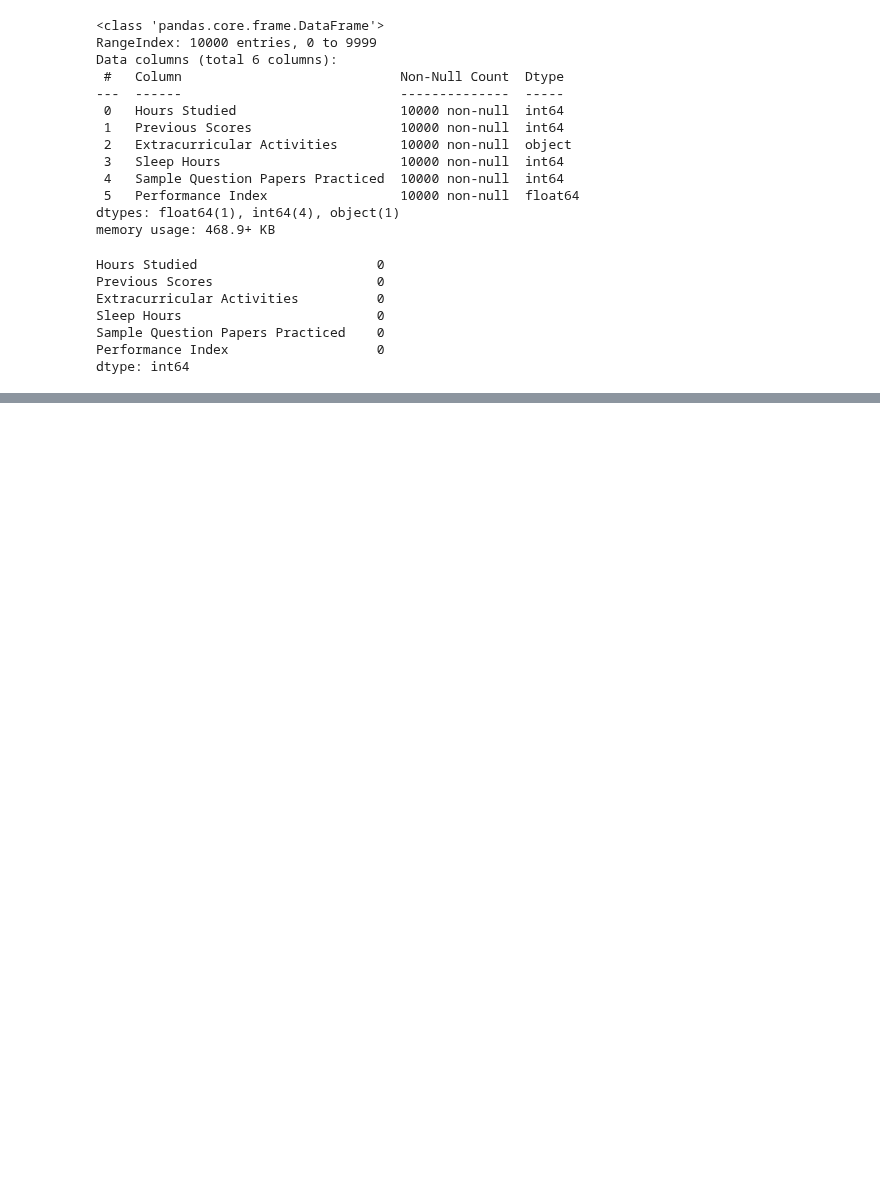
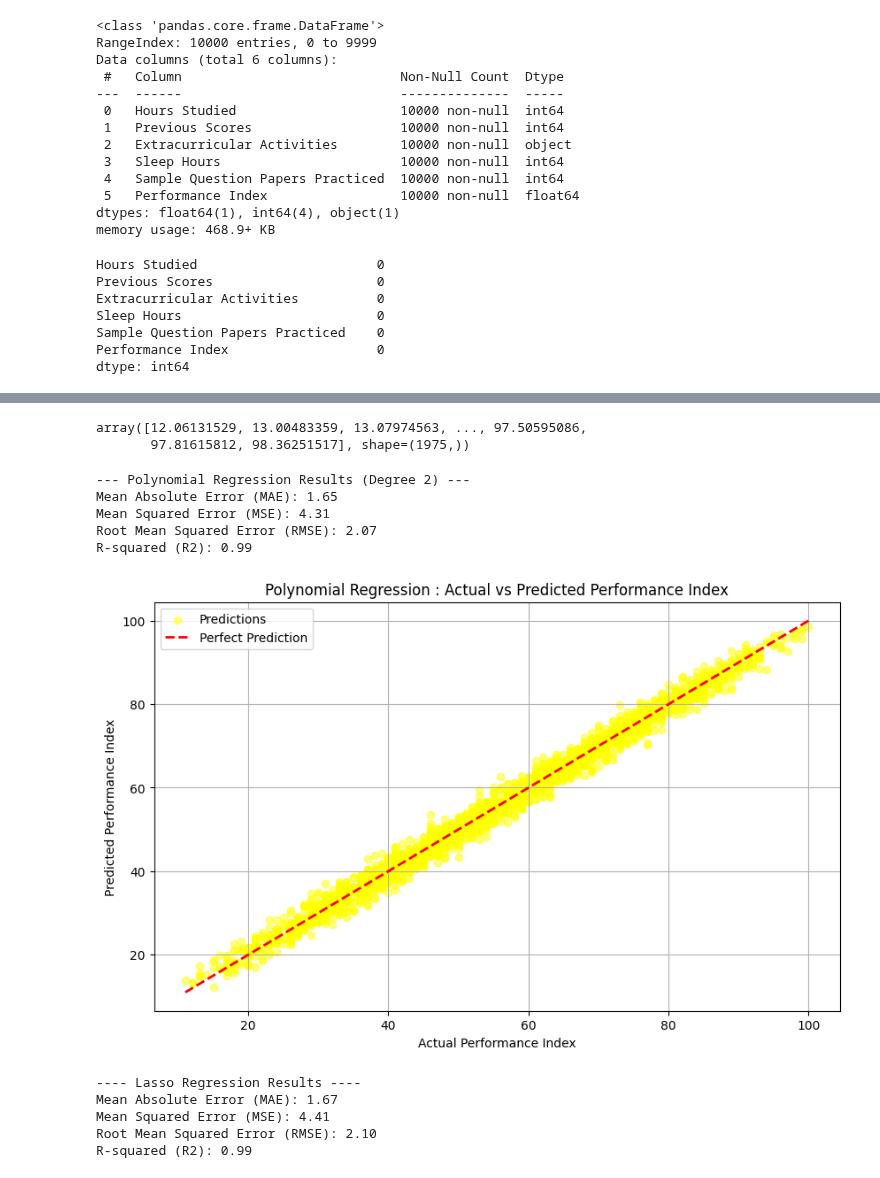
Before and after one commit to khoulaCode/machine-learning-code-orbit, a Jupyter notebook: team_members/from_almuhannad/student_performance.ipynb, the cells around one changed output, grey strips where cells are left out. Cells and saved outputs as stored; diff of their text form; code cells hidden in the pictures; blank space fills up the shorter version.

```diff
--- a/team_members/from_almuhannad/student_performance.ipynb
+++ b/team_members/from_almuhannad/student_performance.ipynb
@@ -72,0 +197,77 @@ np.int64(127)
+# %%
+poly_features = PolynomialFeatures(degree=2)
+X_train_poly = poly_features.fit_transform(X_train)
+X_test_poly = poly_features.transform(X_test)
+model_poly = LinearRegression()
+model_poly.fit(X_train_poly, y_train)
+y_pred_poly = model_poly.predict(X_test_poly)
+# %%
+np.sort(y_predict)
+# %% [output]
+array([12.06131529, 13.00483359, 13.07974563, ..., 97.50595086,
+       97.81615812, 98.36251517], shape=(1975,))
+# %%
+mae_poly = mean_absolute_error(y_test, y_pred_poly)
+mse_poly = mean_squared_error(y_test, y_pred_poly)
+rmse_poly = np.sqrt(mse_poly)
+r2_poly = r2_score(y_test, y_pred_poly)
+
+print("\n--- Polynomial Regression Results (Degree 2) ---")
+print(f"Mean Absolute Error (MAE): {mae_poly:.2f}")
+print(f"Mean Squared Error (MSE): {mse_poly:.2f}")
+print(f"Root Mean Squared Error (RMSE): {rmse_poly:.2f}")
+print(f"R-squared (R2): {r2_poly:.2f}")
+# %% [output]
+--- Polynomial Regression Results (Degree 2) ---
+Mean Absolute Error (MAE): 1.65
+Mean Squared Error (MSE): 4.31
+Root Mean Squared Error (RMSE): 2.07
+R-squared (R2): 0.99
+# %%
+# Scatter plot of actual vs predicted
+plt.figure(figsize=(10, 6))
+plt.scatter(y_test, y_pred_poly, color='yellow', alpha=0.5, label='Predictions')
+
+# Perfect prediction line
+min_value = min(y_test.min(), y_pred_poly.min())
+max_value = max(y_test.max(), y_pred_poly.max())
+plt.plot([min_value, max_value], [min_value, max_value],
+         color='red', linestyle='--', linewidth=2, label='Perfect Prediction')
+
+# Labels and title
+plt.xlabel("Actual Performance Index")
+plt.ylabel("Predicted Performance Index")
+plt.title("Polynomial Regression : Actual vs Predicted Performance Index")
+plt.legend()
+plt.grid(True)
+plt.show()
+# %% [output]
+[figure, added]
+# %%
+from sklearn.linear_model import Lasso
+
+lasso_model = Lasso(alpha=0.1)
+
+
+lasso_model.fit(X_train, y_train)
+
+
+y_pred_lasso = lasso_model.predict(X_test)
+
+
+mae_lasso = mean_absolute_error(y_test, y_pred_lasso)
+mse_lasso = mean_squared_error(y_test, y_pred_lasso)
+rmse_lasso = np.sqrt(mse_lasso)
+r2_lasso = r2_score(y_test, y_pred_lasso)
+
+print("\n---- Lasso Regression Results ----")
+print(f"Mean Absolute Error (MAE): {mae_lasso:.2f}")
+print(f"Mean Squared Error (MSE): {mse_lasso:.2f}")
+print(f"Root Mean Squared Error (RMSE): {rmse_lasso:.2f}")
+print(f"R-squared (R2): {r2_lasso:.2f}")
+# %% [output]
+---- Lasso Regression Results ----
+Mean Absolute Error (MAE): 1.67
+Mean Squared Error (MSE): 4.41
+Root Mean Squared Error (RMSE): 2.10
+R-squared (R2): 0.99
```
Also changed, not shown: parts of 24 cells of this notebook.
